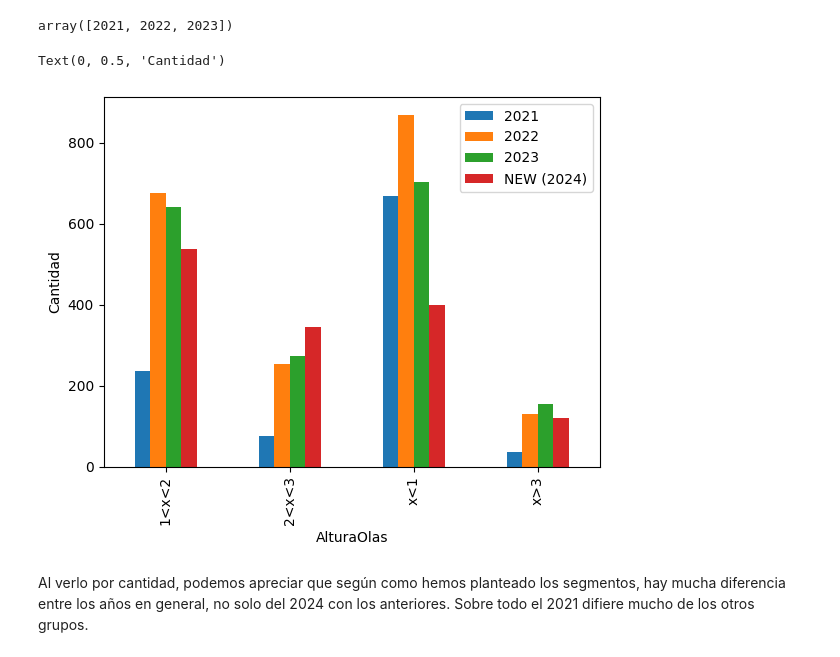
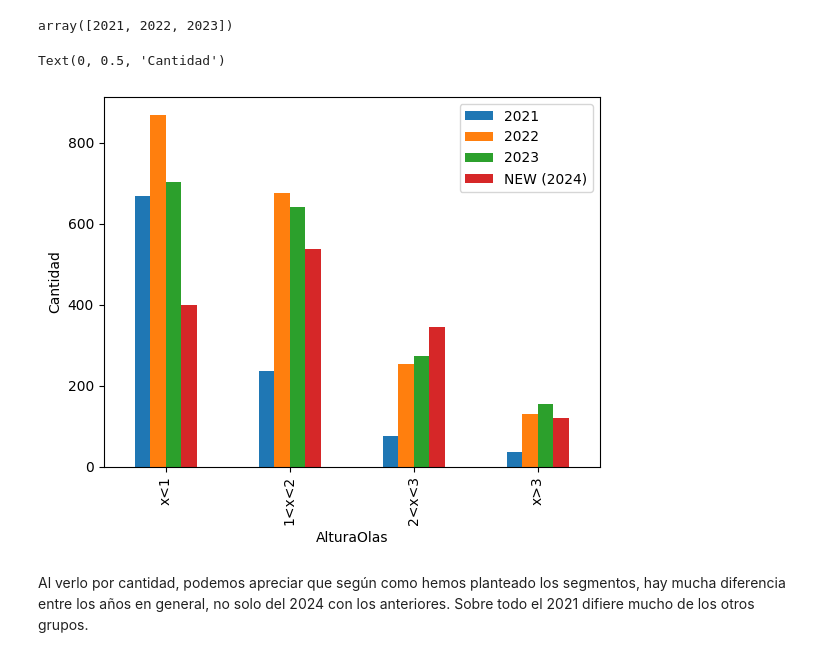
Before and after one commit to MarioBaldocchi/PD, a Jupyter notebook: forecasts/monitorizacion.ipynb, the cells around one changed output. Drawn from its saved outputs; the diff is of its cells as text; code cells hidden in the pictures.

Commit message:
Monitorizacion - ordenar segmentos

```diff
--- a/forecasts/monitorizacion.ipynb
+++ b/forecasts/monitorizacion.ipynb
@@ -295,19 +295,21 @@ segmentos_train_2021 = df_train[df_train.anio == 2021].AlturaOlas.map(class_ola)
 segmentos_train_2022 = df_train[df_train.anio == 2022].AlturaOlas.map(class_ola)
 segmentos_train_2023 = df_train[df_train.anio == 2023].AlturaOlas.map(class_ola)
 segmentos_new = df_new.AlturaOlas.map(class_ola)
+# %%
+order = ["x<1", "1<x<2", "2<x<3", "x>3"]
 # %%
 df = pd.DataFrame({
-    '2021':  segmentos_train_2021.value_counts(),
-    '2022':  segmentos_train_2022.value_counts(),
-    '2023':  segmentos_train_2023.value_counts(),
-    'NEW (2024)': segmentos_new.value_counts()
+    '2021':  segmentos_train_2021.value_counts()[order],
+    '2022':  segmentos_train_2022.value_counts()[order],
+    '2023':  segmentos_train_2023.value_counts()[order],
+    'NEW (2024)': segmentos_new.value_counts()[order]
 })
 
 df.plot(kind='bar', stacked=False)
 plt.ylabel('Cantidad')
 # %% [output]
 Text(0, 0.5, 'Cantidad')
-[figure, old version]
+[figure, new version]
 # %% [markdown]
 Al verlo por cantidad, podemos apreciar que según como hemos planteado los segmentos, hay mucha diferencia entre los años en general, no solo del 2024 con los anteriores. Sobre todo el 2021 difiere mucho de los otros grupos.
 # %% [markdown]
```
